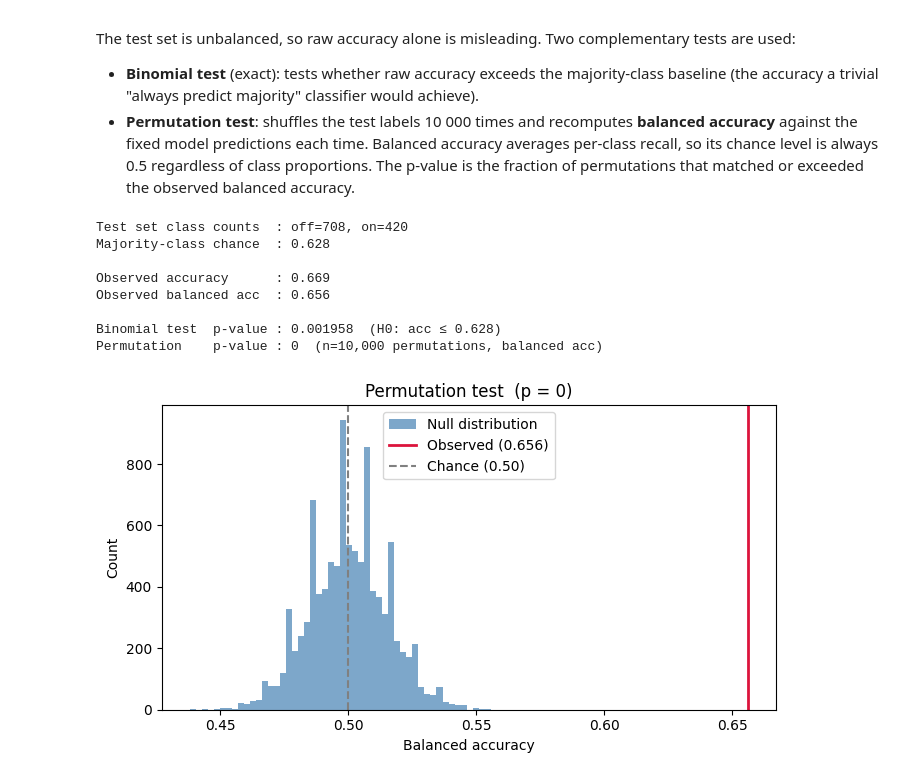
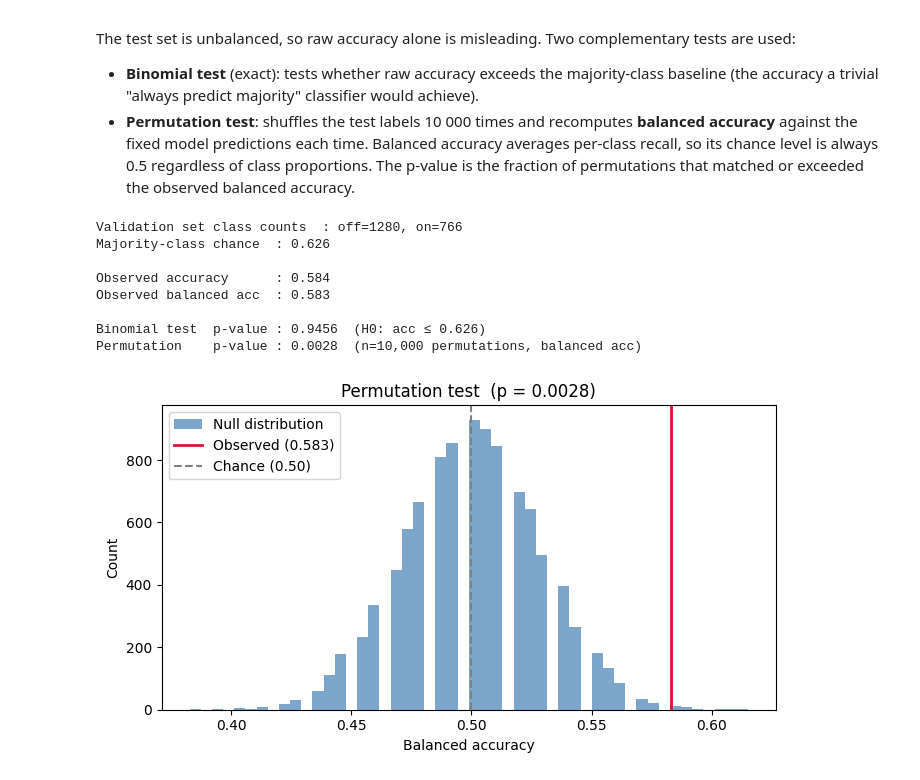
Before and after one commit to Neurosoft-Bioelectronics/auditorydecoding, a Jupyter notebook: notebooks/linear_training.ipynb, the cells around one changed output. Saved outputs shown, nothing was run; the diff lists cells and outputs as text; code cells hidden in the pictures.

```diff
--- a/notebooks/linear_training.ipynb
+++ b/notebooks/linear_training.ipynb
@@ -57,0 +101,3 @@ feature_extractor = IdentityFeatures()
+# %%
+signal_whitened = pca.transform(signal)
+plot_covariance(np.cov(signal_whitened, rowvar=False))
@@ -98,0 +128,11 @@ array([[-2.62452060e-05, -6.82459098e-05,  1.11234178e-05, ...,
+# %%
+from einops import rearrange
+
+# X_stft_train = np.abs(np.fft.rfft(X_windows_train, axis=1))
+# X_stft_valid = np.abs(np.fft.rfft(X_windows_valid, axis=1))
+
+# X_train = rearrange(X_stft_train, "s t c -> s (t c)")
+# X_valid = rearrange(X_stft_valid, "s t c -> s (t c)")
+
+X_train = X_windows_train.std(axis=1)
+X_valid = X_windows_valid.std(axis=1)
@@ -104,7 +148,6 @@ fig, axes = plt.subplots(1, 3, figsize=(18, 5))
 for ax, X, y_enc, title in [
     (axes[0], X_train, y_train_enc, "Train"),
     (axes[1], X_valid, y_valid_enc, "Valid"),
-    (axes[2], X_test, y_test_enc, "Test"),
 ]:
     order = np.argsort(y_enc)
     im = ax.imshow(
@@ -223,19 +211,17 @@ IndexError: boolean index did not match indexed array along axis 0; size of axis
 # %% [markdown]
 ## Train the model
 # %%
-clf = LogisticRegression(max_iter=100, class_weight="balanced")
+clf = LogisticRegression(max_iter=10000, class_weight="balanced")
 clf.fit(X_train, y_train_enc)
 
 val_acc = accuracy_score(y_valid_enc, clf.predict(X_valid))
-test_acc = accuracy_score(y_test_enc, clf.predict(X_test))
 
 print(f"Validation accuracy: {val_acc:.3f}")
-print(f"Test accuracy:       {test_acc:.3f}")
 print()
 print(
     classification_report(
-        y_test_enc,
-        clf.predict(X_test),
+        y_valid_enc,
+        clf.predict(X_valid),
         target_names=le.classes_,
     )
 )
@@ -273,16 +249,16 @@ from sklearn.metrics import balanced_accuracy_score
 
 N_PERMUTATIONS = 10_000
 
-y_pred_test = clf.predict(X_test)
+y_pred_valid = clf.predict(X_valid)
 
 # Majority-class proportion: the accuracy a trivial classifier achieves on this split
 _, counts = np.unique(y_test_enc, return_counts=True)
 majority_chance = counts.max() / counts.sum()
 
-n_correct = (y_pred_test == y_test_enc).sum()
-n_total = len(y_test_enc)
+n_correct = (y_pred_valid == y_valid_enc).sum()
+n_total = len(y_valid_enc)
 observed_acc = n_correct / n_total
-observed_bal_acc = balanced_accuracy_score(y_test_enc, y_pred_test)
+observed_bal_acc = balanced_accuracy_score(y_valid_enc, y_pred_valid)
 
 # --- Binomial test (raw accuracy vs. majority-class baseline) ---
 binom_result = binomtest(n_correct, n_total, p=majority_chance, alternative="greater")
@@ -292,41 +268,41 @@ binom_result = binomtest(n_correct, n_total, p=majority_chance, alternative="gre
 # distribution under H0: labels are independent of neural activity.
 rng = np.random.default_rng(0)
 null_bal_accs = np.array([
-    balanced_accuracy_score(rng.permutation(y_test_enc), y_pred_test)
+    balanced_accuracy_score(rng.permutation(y_valid_enc), y_pred_valid)
     for _ in range(N_PERMUTATIONS)
 ])
 permutation_pvalue = (null_bal_accs >= observed_bal_acc).mean()
 
 class_counts_str = ", ".join(
     f"{le.classes_[c]}={counts[c]}" for c in range(len(le.classes_))
 )
-print(f"Test set class counts  : {class_counts_str}")
+print(f"Validation set class counts  : {class_counts_str}")
 print(f"Majority-class chance  : {majority_chance:.3f}")
 print()
 print(f"Observed accuracy      : {observed_acc:.3f}")
 print(f"Observed balanced acc  : {observed_bal_acc:.3f}")
 print()
 print(f"Binomial test  p-value : {binom_result.pvalue:.4g}  (H0: acc ≤ {majority_chance:.3f})")
 print(f"Permutation    p-value : {permutation_pvalue:.4g}  (n={N_PERMUTATIONS:,} permutations, balanced acc)")
 
 fig, ax = plt.subplots(figsize=(7, 4))
 ax.hist(null_bal_accs, bins=50, color="steelblue", alpha=0.7, label="Null distribution")
 ax.axvline(observed_bal_acc, color="crimson", linewidth=2, label=f"Observed ({observed_bal_acc:.3f})")
 ax.axvline(0.5, color="gray", linewidth=1.5, linestyle="--", label="Chance (0.50)")
 ax.set_xlabel("Balanced accuracy")
 ax.set_ylabel("Count")
 ax.set_title(f"Permutation test  (p = {permutation_pvalue:.4g})")
 ax.legend()
 plt.tight_layout()
 plt.show()
 # %% [output]
-Test set class counts  : off=708, on=420
-Majority-class chance  : 0.628
+Validation set class counts  : off=1280, on=766
+Majority-class chance  : 0.626
 
-Observed accuracy      : 0.669
-Observed balanced acc  : 0.656
+Observed accuracy      : 0.584
+Observed balanced acc  : 0.583
 
-Binomial test  p-value : 0.001958  (H0: acc ≤ 0.628)
-Permutation    p-value : 0  (n=10,000 permutations, balanced acc)
+Binomial test  p-value : 0.9456  (H0: acc ≤ 0.626)
+Permutation    p-value : 0.0028  (n=10,000 permutations, balanced acc)
-[figure, old version]
+[figure, new version]
 # %%
```
Also changed, not shown: parts of 29 cells of this notebook, 5 other files.
